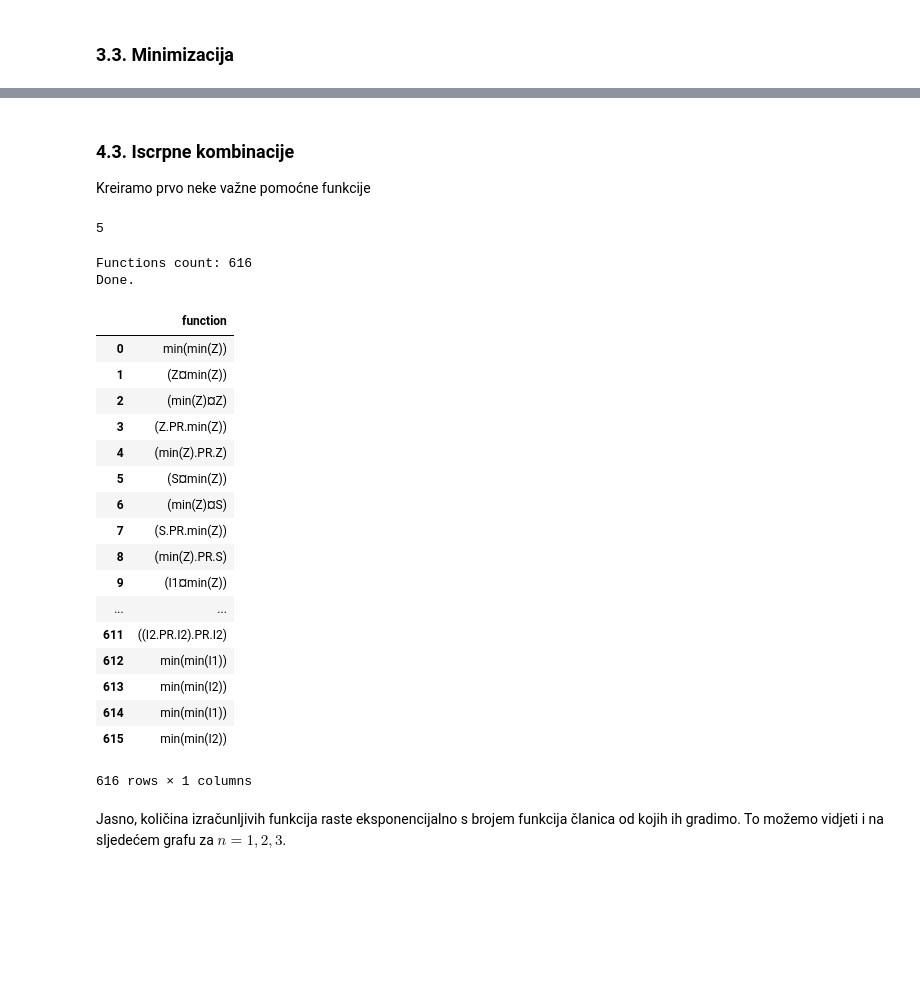
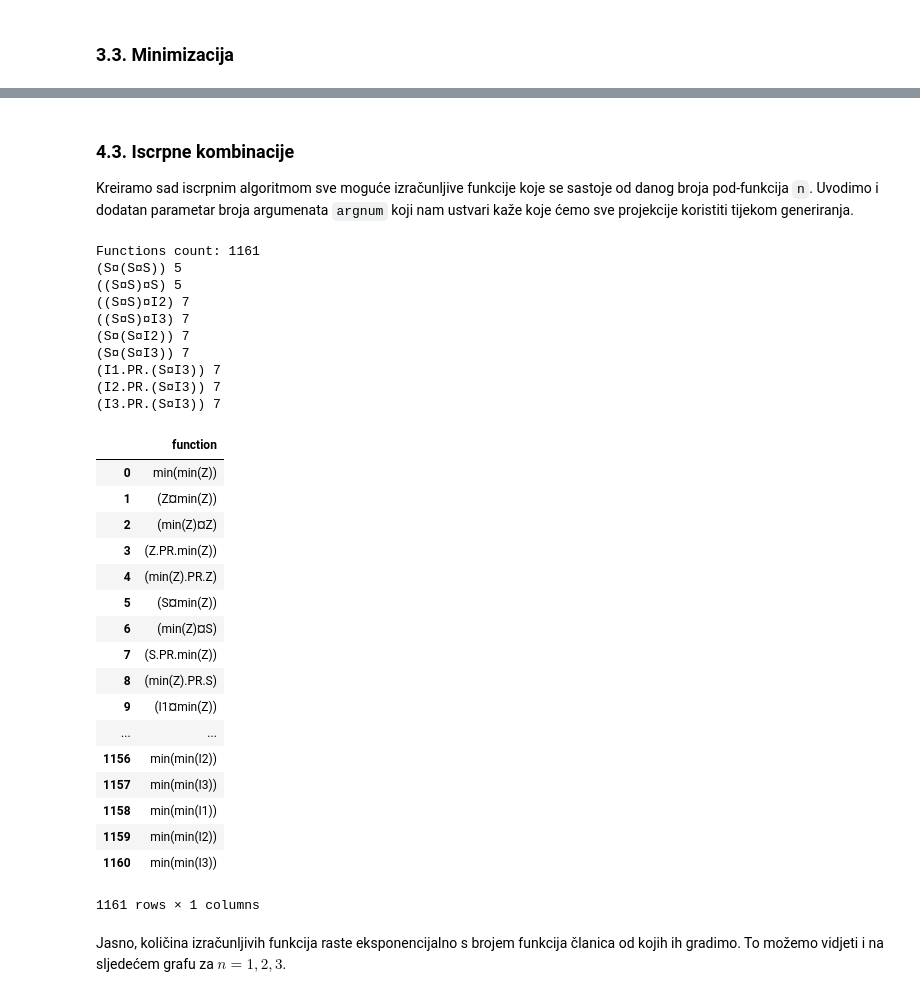
Before and after one commit to sandrolovnicki/Matematicki-softver, a Jupyter notebook: dz1/computability_analytics.ipynb, the cells around one changed output, grey strips where cells are left out. Cells and saved outputs as stored; diff of their text form; code cells hidden in the pictures; blank space fills up the shorter version.

```diff
--- a/dz1/computability_analytics.ipynb
+++ b/dz1/computability_analytics.ipynb
@@ -383,4 +322,21 @@ def prim_recurse(g, h):
             return self.code == other.code
         def set_name(self,name):
             self.name = name
+        def show_deep(self):
+            return '('+str(g)+".PR."+str(h)+')'
     return prim_recursion()
+
+# test
+I1 = projection(1)
+I3 = projection(3)
+add = prim_recurse(I1,compose(S,I3))
+print(add)
+print("9+11="+str(add(9,11)))
+add.set_name("add")
+
+pdc = prim_recurse(Z,I1)
+pdc.set_name("pdc")
+sub = prim_recurse(I1,compose(pdc,I3))
+print(sub)
+print("5-2="+str(sub(5,2)))
+sub.set_name("sub")
@@ -428,4 +371,11 @@ def minimize(g):
             return self.code == other.code
         def set_name(self,name):
             self.name = name
+        def show_deep(self):
+            return "min("+str(g)+')'
     return minimization()
+
+# test
+simple = minimize(sub)
+print(simple.code)
+print(simple(3))
@@ -459,7 +411,7 @@ def parse_from_code(code):
         #raise ValueError("Projection (code 2) must be followed by 1 integer representing its projecting dimension but you provided " + str(argl))
         return None
     if code[0] == 3:
-        if argl > 2:
+        if argl > 1:
             for i in range (1,argl+1):
                 if parse_from_code(code[i]) is None:
                     return None
@@ -589,14 +542,8 @@ Broj kodova koji se nisu parsirali u None:  369 od 10000
-# %% [markdown]
-<a id='ik'></a>
-### 4.3. Iscrpne kombinacije
-
-Kreiramo prvo neke važne pomoćne funkcije
-# %%
-add = prim_recurse(I1,compose(S,I3))
-add.set_name("add")
-print(add(2,3))
-# %% [output]
-5
+# %% [markdown]
+<a id='ik'></a>
+### 4.3. Iscrpne kombinacije
+
+Kreiramo sad iscrpnim algoritmom sve moguće izračunljive funkcije koje se sastoje od danog broja pod-funkcija `n`. Uvodimo i dodatan parametar broja argumenata `argnum` koji nam ustvari kaže koje ćemo sve projekcije koristiti tijekom generiranja.
 # %%
 Z = zero()
 S = successor()
@@ -605,7 +552,7 @@ funs = [Z,S]
 
 def all_combinations(n,argnum):
     # add appropriate projections
-    for i in range (1,argnum+1):
+    for i in range (1,argnum+2):
         funs.append(projection(i))
     # start algorithm
     if n==1:
@@ -638,40 +585,45 @@ def all_combinations(n,argnum):
 # %%
 import pandas as pd
 
 fns = all_combinations(3,2)
-
 print("Functions count:", len(fns))
 
 for f in fns:
-    if f(2,3) == 6:
+    if f(2,3) == 5:
         print(f, f(2,5))
-
-print("Done.")
 
 dframe = pd.DataFrame({"functions": fns})
 dframe.columns = ["function"]
 dframe
 # %% [output]
-Functions count: 616
-Done.
+Functions count: 1161
+(S¤(S¤S)) 5
+((S¤S)¤S) 5
+((S¤S)¤I2) 7
+((S¤S)¤I3) 7
+(S¤(S¤I2)) 7
+(S¤(S¤I3)) 7
+(I1.PR.(S¤I3)) 7
+(I2.PR.(S¤I3)) 7
+(I3.PR.(S¤I3)) 7
 |  | function |
 | 0 | min(min(Z)) |
 | 1 | (Z¤min(Z)) |
 | 2 | (min(Z)¤Z) |
 | 3 | (Z.PR.min(Z)) |
 | 4 | (min(Z).PR.Z) |
 | 5 | (S¤min(Z)) |
 | 6 | (min(Z)¤S) |
 | 7 | (S.PR.min(Z)) |
 | 8 | (min(Z).PR.S) |
 | 9 | (I1¤min(Z)) |
 | ... | ... |
-| 611 | ((I2.PR.I2).PR.I2) |
-| 612 | min(min(I1)) |
-| 613 | min(min(I2)) |
-| 614 | min(min(I1)) |
-| 615 | min(min(I2)) |
+| 1156 | min(min(I2)) |
+| 1157 | min(min(I3)) |
+| 1158 | min(min(I1)) |
+| 1159 | min(min(I2)) |
+| 1160 | min(min(I3)) |
-616 rows × 1 columns
+1161 rows × 1 columns
 # %% [markdown]
 Jasno, količina izračunljivih funkcija raste eksponencijalno s brojem funkcija članica od kojih ih gradimo. To možemo vidjeti i na sljedećem grafu za $n = 1,2,3$.
 # %%
```
Also changed, not shown: parts of 44 cells of this notebook, 3 other files.
